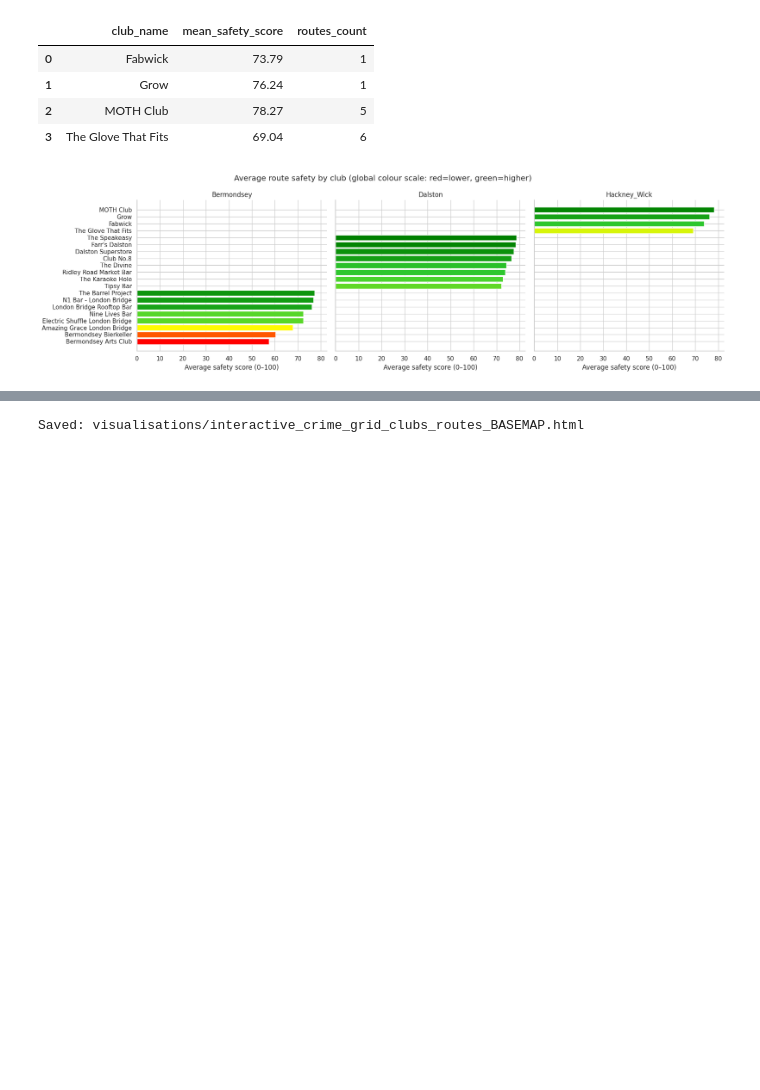
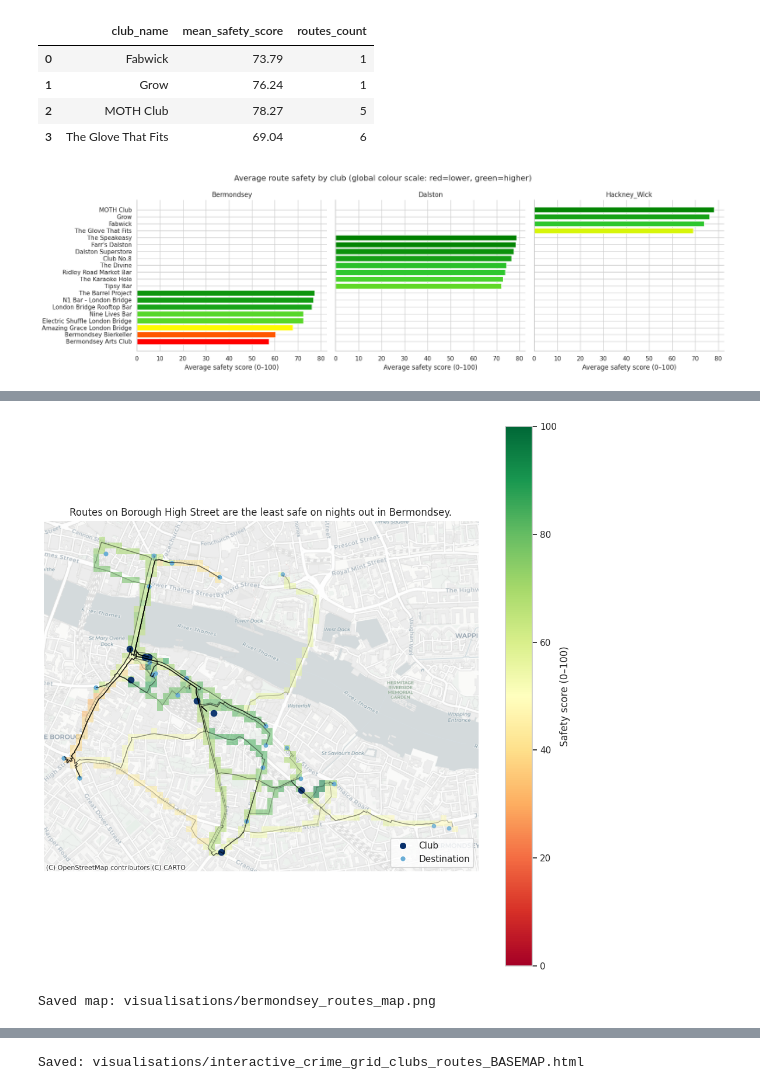
Before and after one commit to elimossmarks11/safe_routes_home, a Jupyter notebook: NB03_Data_Visualisation.ipynb, the cells around one changed output, grey strips where cells are left out. Cells and saved outputs as stored; diff of their text form; code cells hidden in the pictures; blank space fills up the shorter version.

```diff
--- a/NB03_Data_Visualisation.ipynb
+++ b/NB03_Data_Visualisation.ipynb
@@ -789,0 +785,5 @@ Saved map: visualisations/bermondsey_routes_map.png
+# %%
+plot_routes_for_area("Bermondsey", plot_title="Routes on Borough High Street are the least safe on nights out in Bermondsey.")
+# %% [output]
+[figure, added]
+Saved map: visualisations/bermondsey_routes_map.png
```
Also changed, not shown: parts of 3 cells of this notebook, 4 other files.
